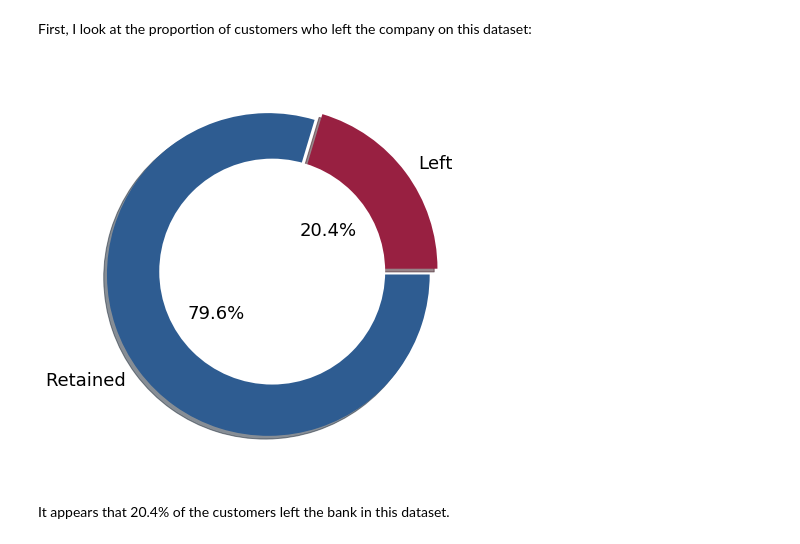
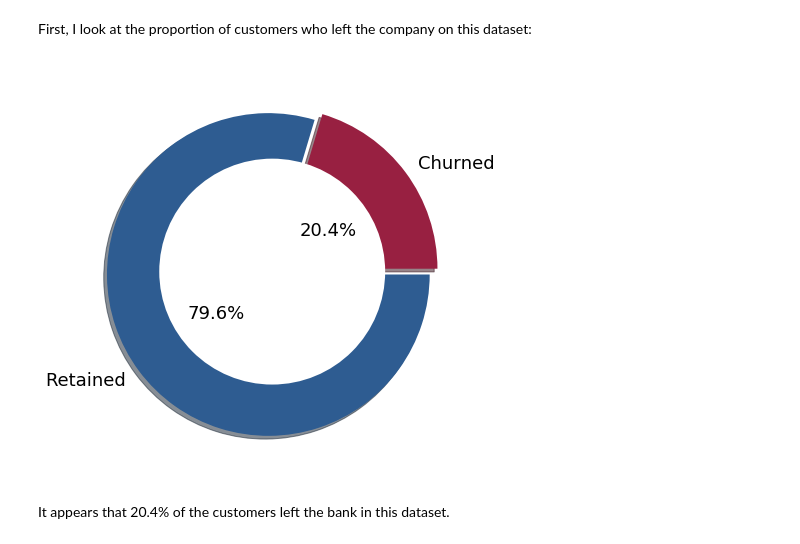
Before and after one commit to Moutoussamy/BankCustomersChurnPred, a Jupyter notebook: BankCustomersChurnPred.ipynb, the cells around one changed output. Saved outputs shown, nothing was run; the diff lists cells and outputs as text; code cells hidden in the pictures.

```diff
--- a/BankCustomersChurnPred.ipynb
+++ b/BankCustomersChurnPred.ipynb
@@ -210,9 +251,9 @@ First, I look at the proportion of customers who left the company on this datase
 # %%
 sizes = [df.Exited[df['Exited']==1].count(), df.Exited[df['Exited']==0].count()]
 
-MakeMeADonut(['Left', 'Retained'], sizes)
+MakeMeADonut(['Churned', 'Retained'], sizes)
 # %% [output]
-[figure, old version]
+[figure, new version]
 # %% [markdown]
 It appears that 20.4% of the customers left the bank in this dataset.
 # %% [markdown]
```
Also changed, not shown: parts of 27 cells of this notebook.
